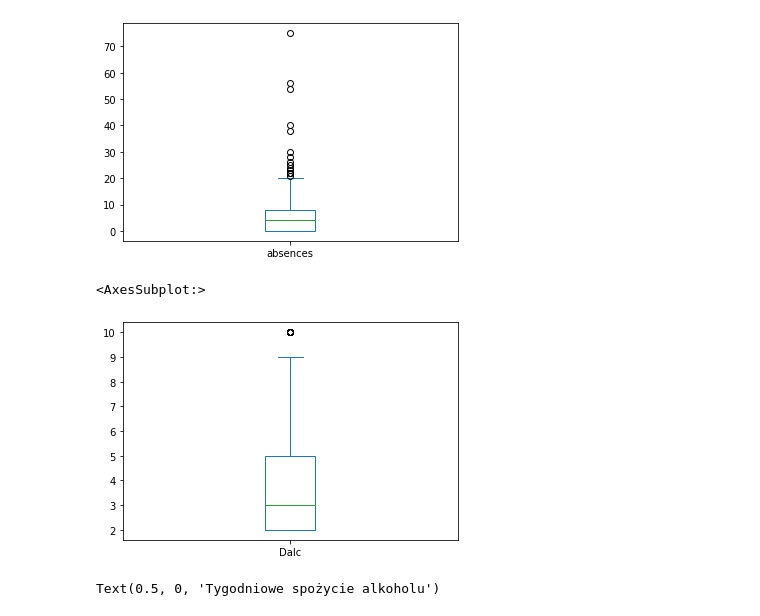
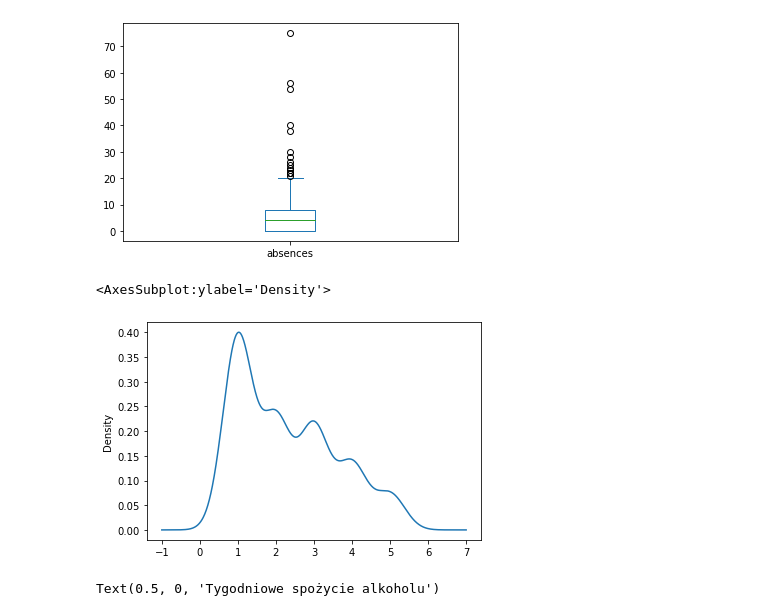
Before and after one commit to boratowsky/Nauczanie-maszynowe-w-Python, a Jupyter notebook: zaliczenie.ipynb, the cells around one changed output. Cells and saved outputs as stored; diff of their text form; code cells hidden in the pictures.

```diff
--- a/zaliczenie.ipynb
+++ b/zaliczenie.ipynb
@@ -198,11 +200,12 @@ data['absences'].plot.box()
 # %% [output]
 <AxesSubplot:>
 [figure]
-# %%
-data['Dalc'].plot.box()
-# %% [output]
-<AxesSubplot:>
-[figure, removed]
+# %%
+# Weekendowy wykres ilości spożywania alkoholu (1-mało, 5-dużo)
+data['Walc'].plot.kde()
+# %% [output]
+<AxesSubplot:ylabel='Density'>
+[figure, added]
 # %%
 # przewaga osob, ktore nie pija duzo alkoholu. Kazdy student pije alkohol min. 2 razy w ciagu tygodnia.
 
```
Also changed, not shown: parts of 6 cells of this notebook.
